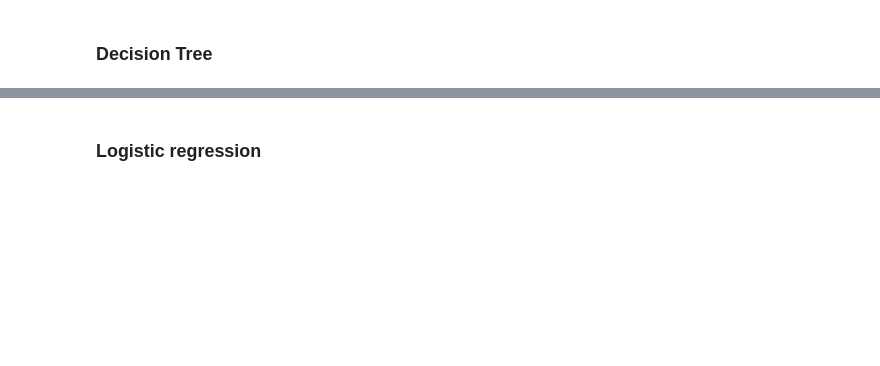
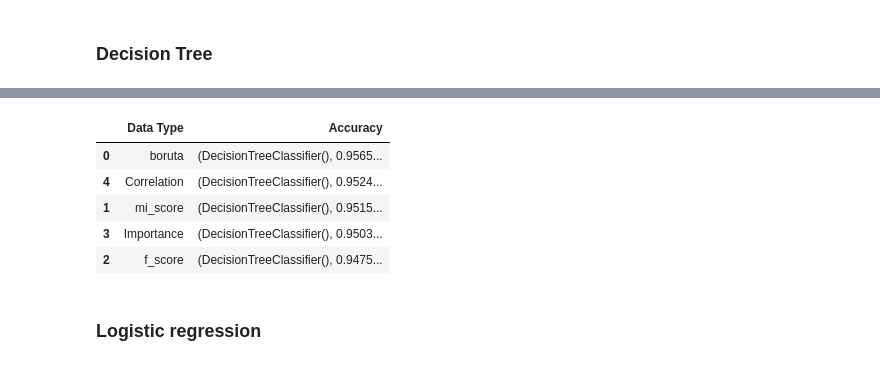
Before and after one commit to melkri/ML_classification, a Jupyter notebook: scripts/03_Models.ipynb, the cells around one changed output, grey strips where cells are left out. Saved outputs shown, nothing was run; the diff lists cells and outputs as text; code cells hidden in the pictures; blank space fills up the shorter version.

```diff
--- a/scripts/03_Models.ipynb
+++ b/scripts/03_Models.ipynb
@@ -234,3 +360,12 @@ results_DT_new
+# %%
+results_DT_new.sort_values(by=['Accuracy'], ascending=False)
+# %% [output]
+|  | Data Type | Accuracy |
+| 0 | boruta | (DecisionTreeClassifier(), 0.9565... |
+| 4 | Correlation | (DecisionTreeClassifier(), 0.9524... |
+| 1 | mi_score | (DecisionTreeClassifier(), 0.9515... |
+| 3 | Importance | (DecisionTreeClassifier(), 0.9503... |
+| 2 | f_score | (DecisionTreeClassifier(), 0.9475... |
 # %%
 df_compare_DT = pd.concat([results_DT_old, results_DT_new], axis=1)
 df_compare_DT.columns = ['Data Type', 'Accuracy Old', 'Data Type New', 'Accuracy New']
```
Also changed, not shown: parts of 30 cells of this notebook.
